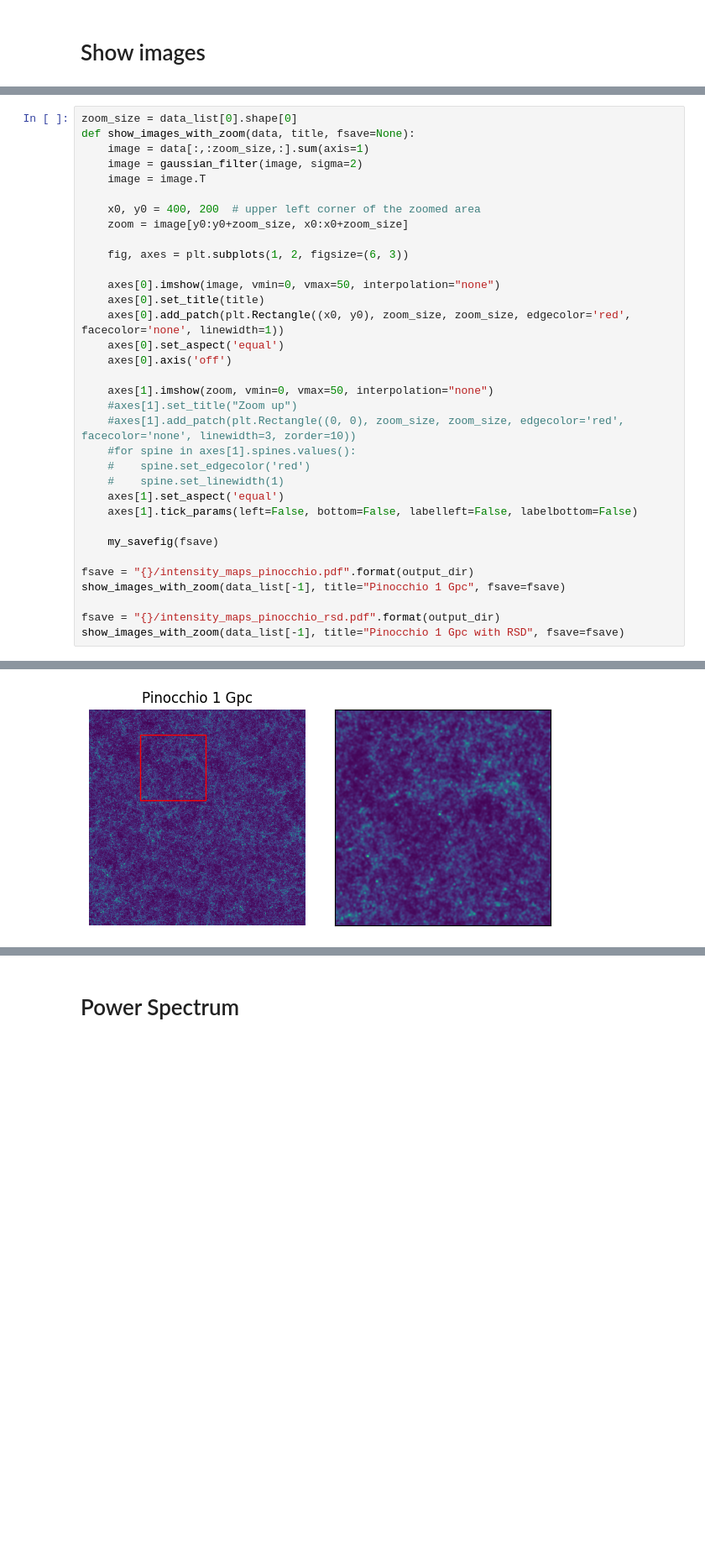
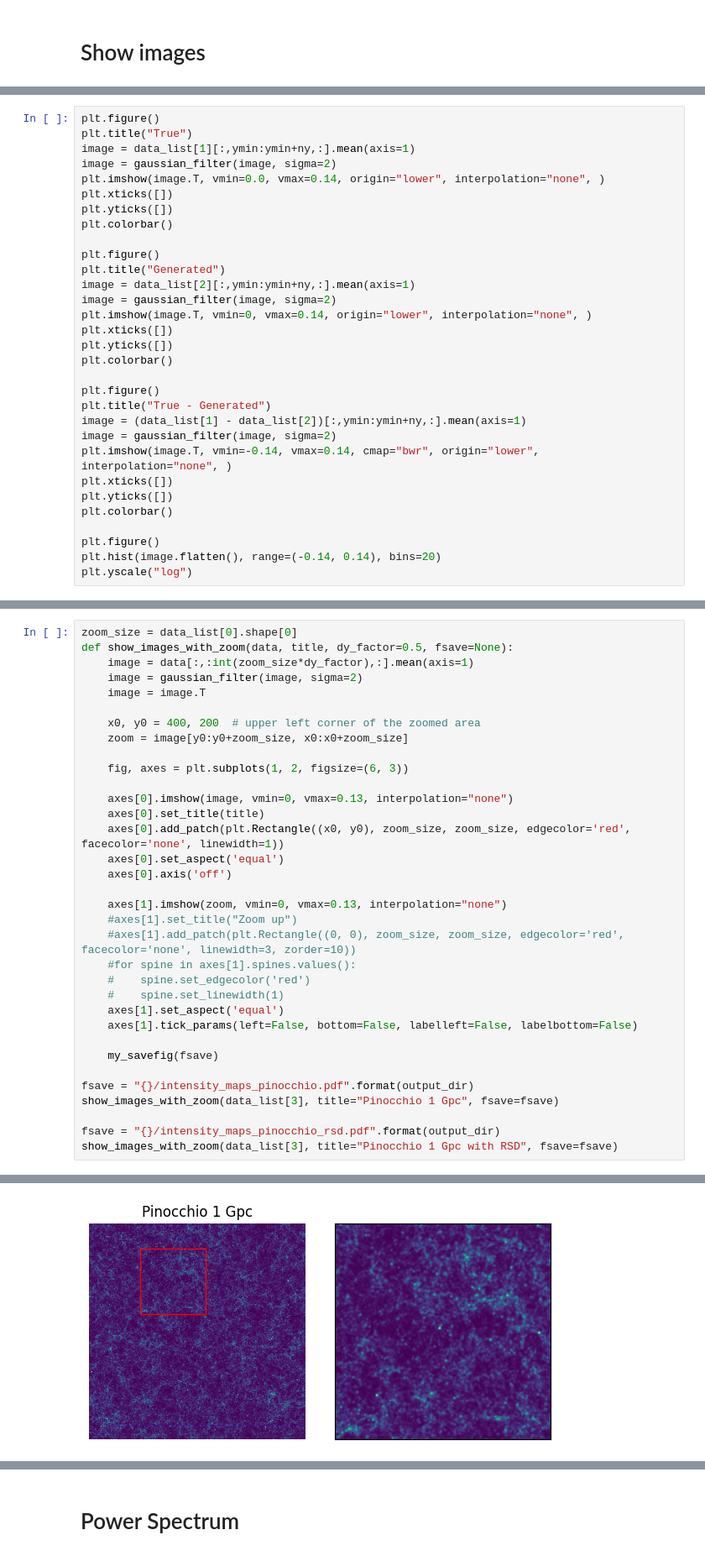
Before and after one commit to knmoriwaki/cosmoglint, a Jupyter notebook: notebooks/plot_data_cube.ipynb, the cells around one changed output, grey strips where cells are left out. Shown at 84% size. Cells and saved outputs as stored; diff of their text form; blank space fills up the shorter version.

```diff
--- a/notebooks/plot_data_cube.ipynb
+++ b/notebooks/plot_data_cube.ipynb
@@ -162,0 +174,31 @@ Saved figure to ../dataset/generated_data/figures/intensity_maps_diff.pdf
+# %%
+plt.figure()
+plt.title("True")
+image = data_list[1][:,ymin:ymin+ny,:].mean(axis=1)
+image = gaussian_filter(image, sigma=2)
+plt.imshow(image.T, vmin=0.0, vmax=0.14, origin="lower", interpolation="none", )
+plt.xticks([])
+plt.yticks([])
+plt.colorbar()
+
+plt.figure()
+plt.title("Generated")
+image = data_list[2][:,ymin:ymin+ny,:].mean(axis=1)
+image = gaussian_filter(image, sigma=2)
+plt.imshow(image.T, vmin=0, vmax=0.14, origin="lower", interpolation="none", )
+plt.xticks([])
+plt.yticks([])
+plt.colorbar()
+
+plt.figure()
+plt.title("True - Generated")
+image = (data_list[1] - data_list[2])[:,ymin:ymin+ny,:].mean(axis=1)
+image = gaussian_filter(image, sigma=2)
+plt.imshow(image.T, vmin=-0.14, vmax=0.14, cmap="bwr", origin="lower", interpolation="none", )
+plt.xticks([])
+plt.yticks([])
+plt.colorbar()
+
+plt.figure()
+plt.hist(image.flatten(), range=(-0.14, 0.14), bins=20)
+plt.yscale("log")
@@ -163,7 +210,7 @@ Saved figure to ../dataset/generated_data/figures/intensity_maps_diff.pdf
 # %%
 zoom_size = data_list[0].shape[0]
-def show_images_with_zoom(data, title, fsave=None):
-    image = data[:,:zoom_size,:].sum(axis=1)
+def show_images_with_zoom(data, title, dy_factor=0.5, fsave=None):
+    image = data[:,:int(zoom_size*dy_factor),:].mean(axis=1)
     image = gaussian_filter(image, sigma=2)
     image = image.T
 
@@ -172,13 +219,13 @@ def show_images_with_zoom(data, title, fsave=None):
 
     fig, axes = plt.subplots(1, 2, figsize=(6, 3))
 
-    axes[0].imshow(image, vmin=0, vmax=50, interpolation="none")
+    axes[0].imshow(image, vmin=0, vmax=0.13, interpolation="none")
     axes[0].set_title(title)
     axes[0].add_patch(plt.Rectangle((x0, y0), zoom_size, zoom_size, edgecolor='red', facecolor='none', linewidth=1))
     axes[0].set_aspect('equal')
     axes[0].axis('off')
 
-    axes[1].imshow(zoom, vmin=0, vmax=50, interpolation="none")
+    axes[1].imshow(zoom, vmin=0, vmax=0.13, interpolation="none")
     #axes[1].set_title("Zoom up")
     #axes[1].add_patch(plt.Rectangle((0, 0), zoom_size, zoom_size, edgecolor='red', facecolor='none', linewidth=3, zorder=10))
     #for spine in axes[1].spines.values():
@@ -190,8 +237,8 @@ def show_images_with_zoom(data, title, fsave=None):
     my_savefig(fsave)
 
 fsave = "{}/intensity_maps_pinocchio.pdf".format(output_dir)
-show_images_with_zoom(data_list[-1], title="Pinocchio 1 Gpc", fsave=fsave)
+show_images_with_zoom(data_list[3], title="Pinocchio 1 Gpc", fsave=fsave)
 
 fsave = "{}/intensity_maps_pinocchio_rsd.pdf".format(output_dir)
-show_images_with_zoom(data_list[-1], title="Pinocchio 1 Gpc with RSD", fsave=fsave)
+show_images_with_zoom(data_list[3], title="Pinocchio 1 Gpc with RSD", fsave=fsave)
 # %% [output]
@@ -198,3 +247,3 @@ show_images_with_zoom(data_list[-1], title="Pinocchio 1 Gpc with RSD", fsave=fsa
 Saved figure to ../dataset/generated_data/figures/intensity_maps_pinocchio.pdf
 Saved figure to ../dataset/generated_data/figures/intensity_maps_pinocchio_rsd.pdf
-[figure, old version]
+[figure, new version]
```
Also changed, not shown: parts of 11 cells of this notebook, 7 other files.
